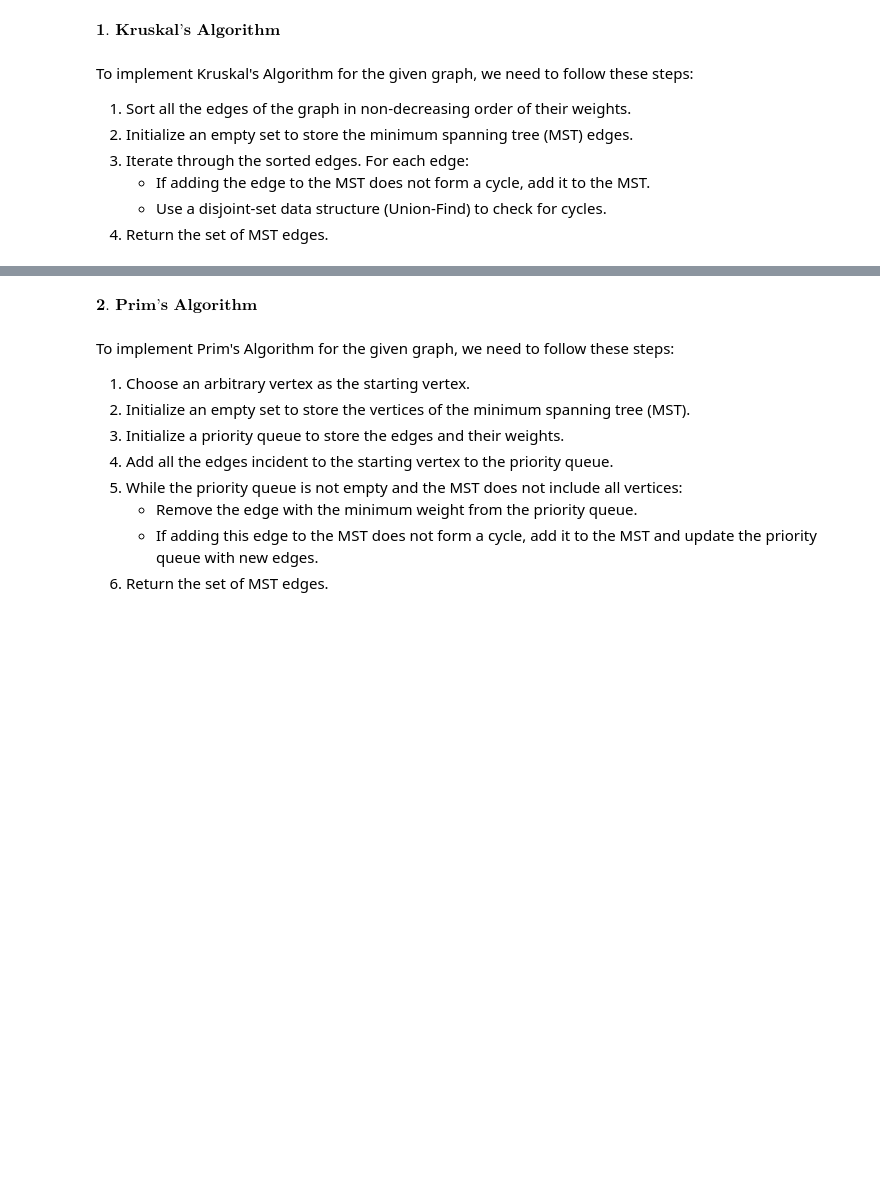
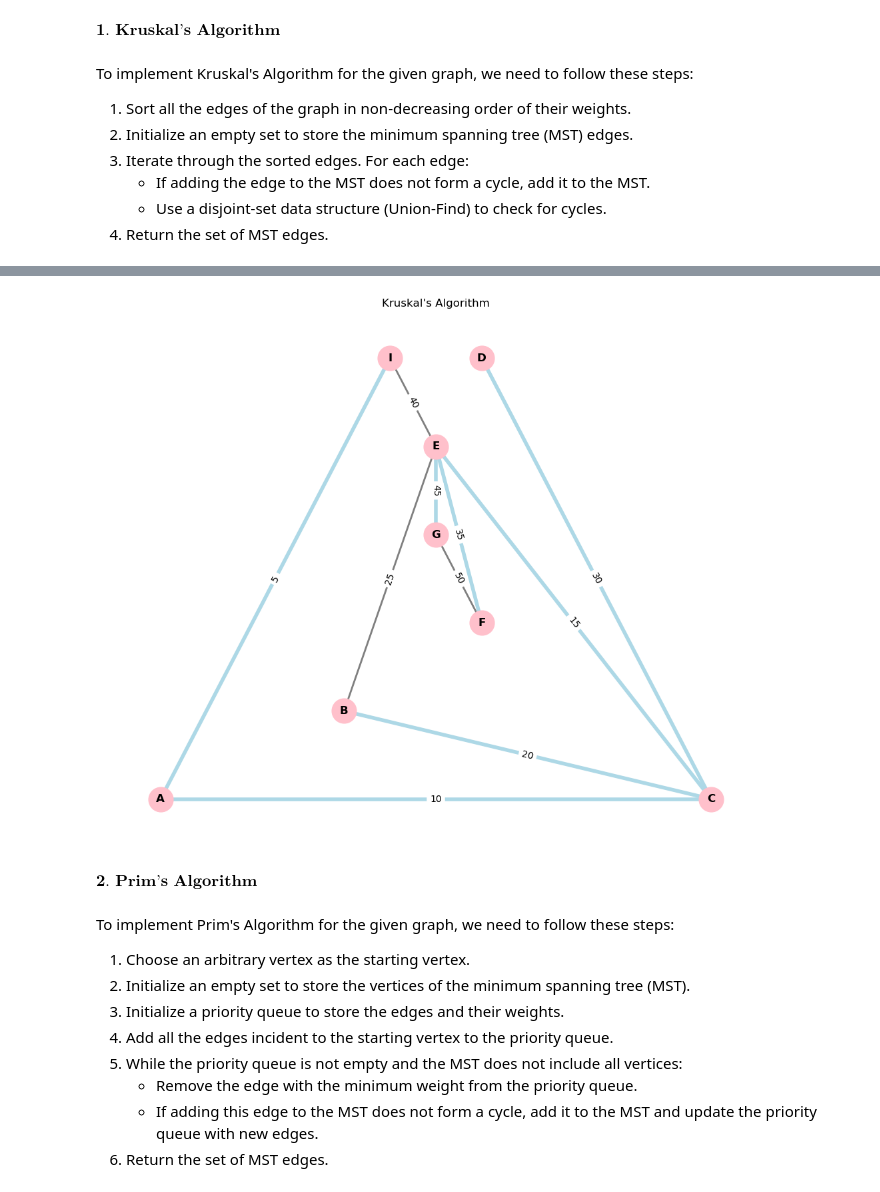
Before and after one commit to zphrc/Discrete_Math_2, a Jupyter notebook: Roca_Assignments/Lecture_4.ipynb, the cells around one changed output, grey strips where cells are left out. Saved outputs shown, nothing was run; the diff lists cells and outputs as text; code cells hidden in the pictures; blank space fills up the shorter version.

```diff
--- a/Roca_Assignments/Lecture_4.ipynb
+++ b/Roca_Assignments/Lecture_4.ipynb
@@ -131,3 +48,65 @@ Edges of Minimum Spanning Tree (Kruskal's Algorithm): [('E', 'F'), ('C', 'D'), (
+# %%
+import networkx as nx
+import matplotlib.pyplot as plt
+
+def kruskal_algorithm(G):
+    # Initialize the minimum spanning tree
+    MST = nx.Graph()
+
+    # Sort edges by weight
+    sorted_edges = sorted(G.edges(data=True), key=lambda x: x[2]['weight'])
+
+    # Create a disjoint set data structure
+    disjoint_set = {node: {node} for node in G.nodes()}
+
+    # Iterate through the sorted edges
+    for u, v, data in sorted_edges:
+        if find(disjoint_set, u) != find(disjoint_set, v):
+            # Add the edge to the minimum spanning tree
+            MST.add_edge(u, v, **data)
+
+            # Merge the sets containing u and v
+            union(disjoint_set, u, v)
+
+    return MST
+
+def find(disjoint_set, node):
+    return next(iter([k for k, v in disjoint_set.items() if node in v]))
+
+def union(disjoint_set, u, v):
+    root_u = find(disjoint_set, u)
+    root_v = find(disjoint_set, v)
+    if root_u != root_v:
+        disjoint_set[root_u].update(disjoint_set[root_v])
+        del disjoint_set[root_v]
+
+# Define the graph
+G = nx.Graph()
+plt.figure(figsize=(10, 8))
+G.add_nodes_from(["A","B","C","D","E","F","G","I"])
+edgelist = [("A", "C", 10), ("A", "I", 5), ("C", "B", 20), ("C", "E", 15), ("C", "D", 30), ("B", "E", 25), ("I", "E", 40), ("E", "F", 35), ("F", "G", 50), ("G", "E", 45)]
+G.add_weighted_edges_from(edgelist)
+
+# Run Kruskal's algorithm
+MST = kruskal_algorithm(G)
+
+# Draw the original graph
+pos = nx.planar_layout(G)
+nx.draw(G, pos, with_labels=True, node_size=700, node_color='pink', font_size=12, font_weight='bold', edge_color='gray', width=2)
+
+# Draw the minimum spanning tree
+nx.draw_networkx_edges(MST, pos=pos, edge_color='lightblue', width=4)
+
+# Display edge labels
+edge_labels = nx.get_edge_attributes(G, 'weight')
+nx.draw_networkx_edge_labels(G, pos=pos, edge_labels=edge_labels, font_color='black')
+
+# Set the title of the graph
+plt.title("Kruskal's Algorithm")
+
+plt.show()
+# %% [output]
+[figure, added]
 # %% [markdown]
 $\textbf{2. Prim's Algorithm}$
 # %% [markdown]
```
Also changed, not shown: parts of 5 cells of this notebook.
